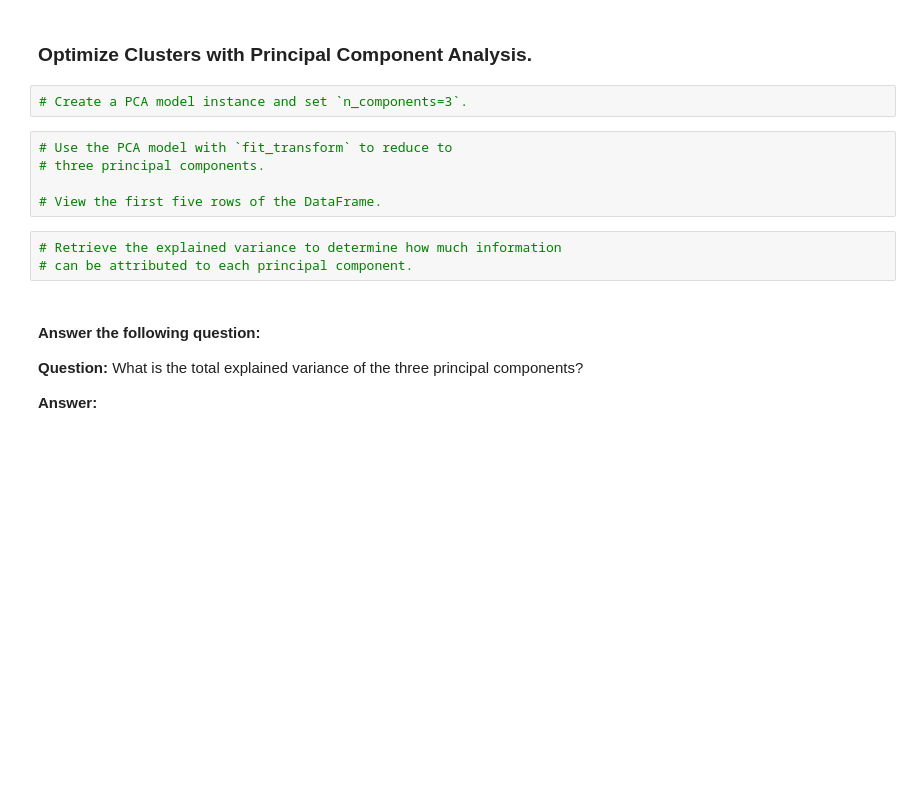
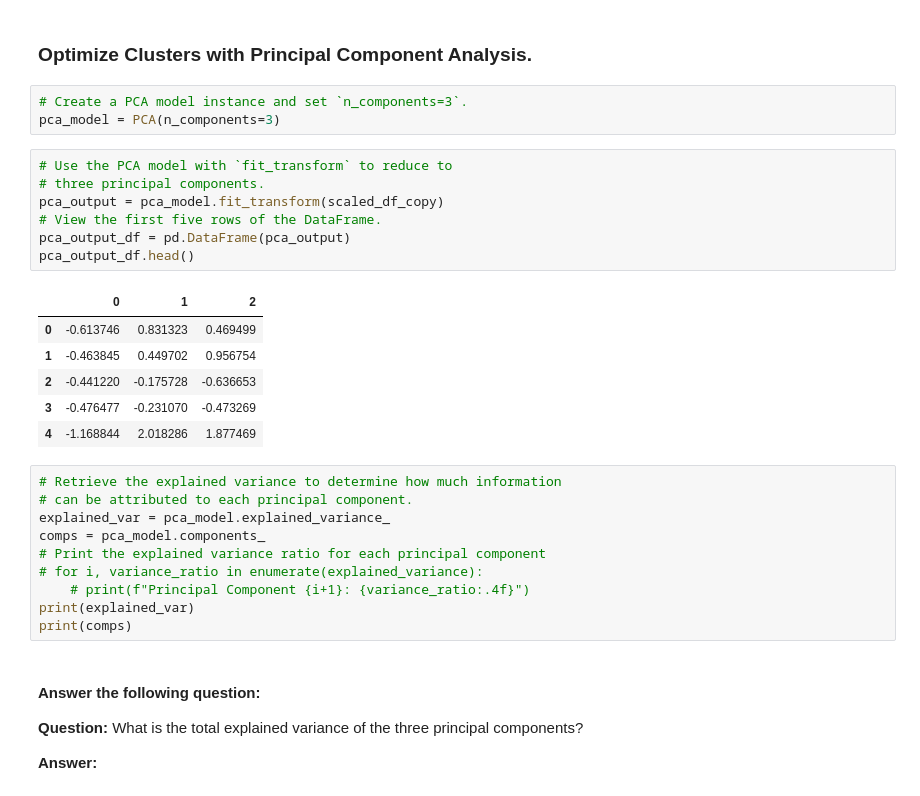
Before and after one commit to turkishfilms/CryptoClustering, a Jupyter notebook: Starter_Code/Crypto_Clustering_starter_code.ipynb, the cells around one changed output. Saved outputs shown, nothing was run; the diff lists cells and outputs as text; blank space fills up the shorter version.

```diff
--- a/Starter_Code/Crypto_Clustering_starter_code.ipynb
+++ b/Starter_Code/Crypto_Clustering_starter_code.ipynb
@@ -170,14 +170,31 @@ scaled_df_copy.hvplot.scatter(x="price_change_percentage_24h",y="price_change_pe
 ### Optimize Clusters with Principal Component Analysis.
 # %%
 # Create a PCA model instance and set `n_components=3`.
+pca_model = PCA(n_components=3)
 # %%
 # Use the PCA model with `fit_transform` to reduce to
 # three principal components.
-
+pca_output = pca_model.fit_transform(scaled_df_copy)
 # View the first five rows of the DataFrame.
+pca_output_df = pd.DataFrame(pca_output)
+pca_output_df.head()
+# %% [output]
+|  | 0 | 1 | 2 |
+| 0 | -0.613746 | 0.831323 | 0.469499 |
+| 1 | -0.463845 | 0.449702 | 0.956754 |
+| 2 | -0.441220 | -0.175728 | -0.636653 |
+| 3 | -0.476477 | -0.231070 | -0.473269 |
+| 4 | -1.168844 | 2.018286 | 1.877469 |
 # %%
 # Retrieve the explained variance to determine how much information
 # can be attributed to each principal component.
+explained_var = pca_model.explained_variance_
+comps = pca_model.components_
+# Print the explained variance ratio for each principal component
+# for i, variance_ratio in enumerate(explained_variance):
+    # print(f"Principal Component {i+1}: {variance_ratio:.4f}")
+print(explained_var)
+print(comps)
 # %% [markdown]
 #### Answer the following question:
 
```
